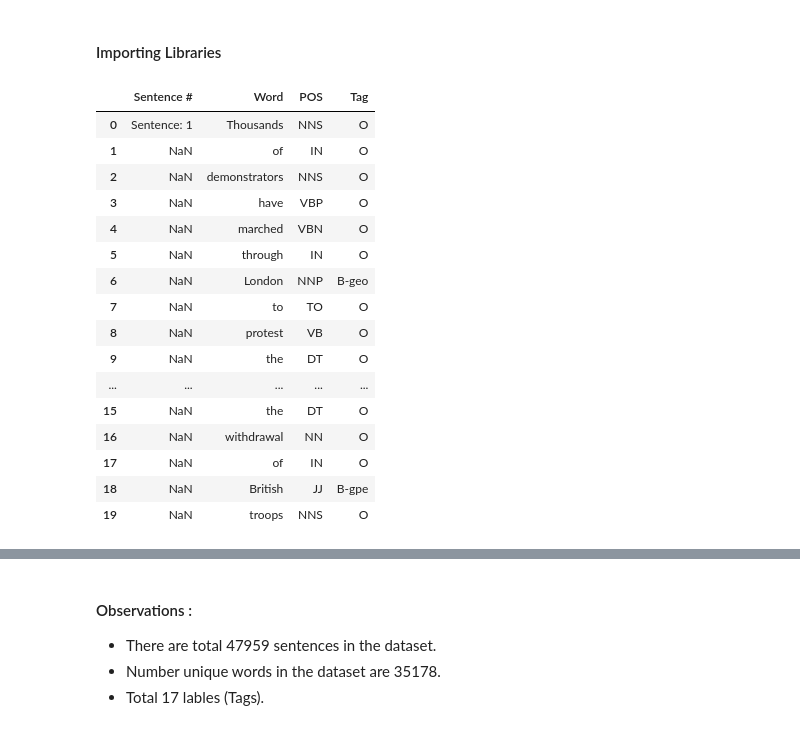
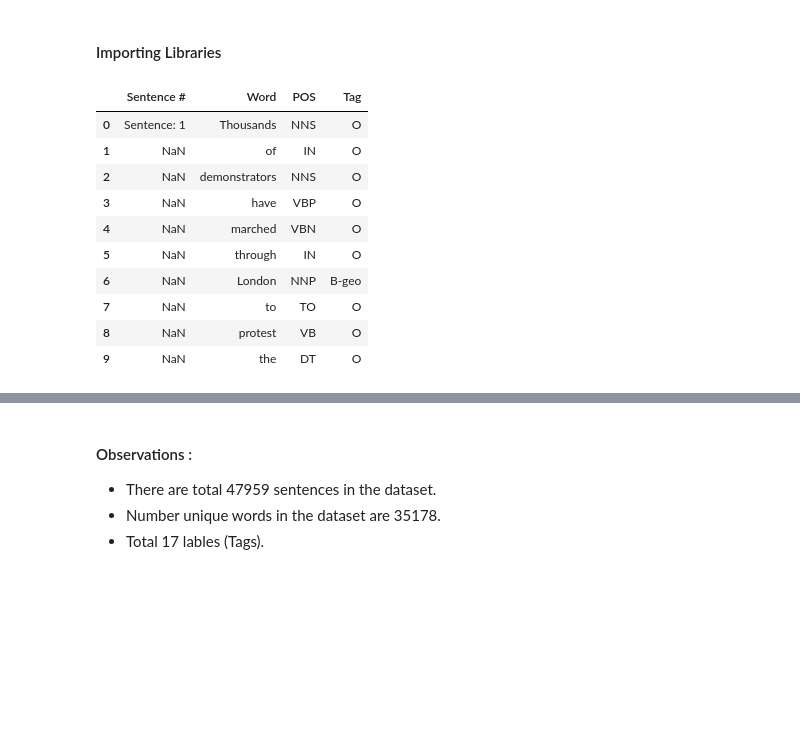
Before and after one commit to antonis19/named-entity-recognition, a Jupyter notebook: NER using CRF.ipynb, the cells around one changed output, grey strips where cells are left out. Drawn from its saved outputs; the diff is of its cells as text; code cells hidden in the pictures; blank space fills up the shorter version.

```diff
--- a/NER using CRF.ipynb
+++ b/NER using CRF.ipynb
@@ -27,25 +27,19 @@ from sklearn_crfsuite.metrics import flat_classification_report
 df = pd.read_csv('./data/ner_dataset.csv', encoding = "ISO-8859-1")
 # %%
 #Display first 10 rows
-df.head(20)
+df.head(10)
 # %% [output]
 |  | Sentence # | Word | POS | Tag |
 | 0 | Sentence: 1 | Thousands | NNS | O |
 | 1 | NaN | of | IN | O |
 | 2 | NaN | demonstrators | NNS | O |
 | 3 | NaN | have | VBP | O |
 | 4 | NaN | marched | VBN | O |
 | 5 | NaN | through | IN | O |
 | 6 | NaN | London | NNP | B-geo |
 | 7 | NaN | to | TO | O |
 | 8 | NaN | protest | VB | O |
 | 9 | NaN | the | DT | O |
-| ... | ... | ... | ... | ... |
-| 15 | NaN | the | DT | O |
-| 16 | NaN | withdrawal | NN | O |
-| 17 | NaN | of | IN | O |
-| 18 | NaN | British | JJ | B-gpe |
-| 19 | NaN | troops | NNS | O |
 # %%
 df.describe()
 # %% [output]
```
Also changed, not shown: parts of 20 cells of this notebook.
